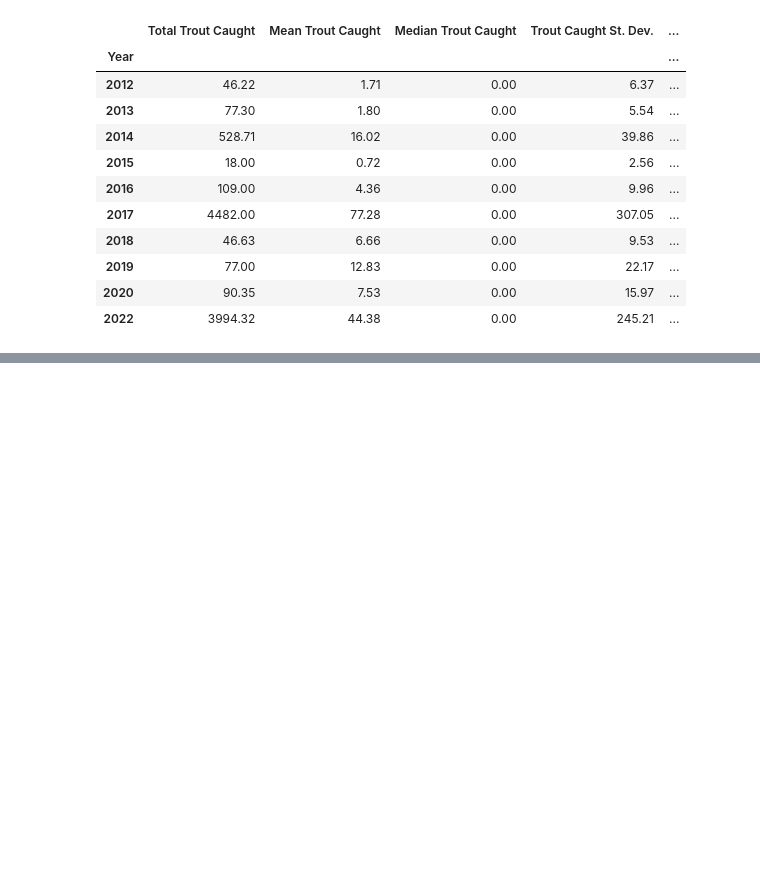
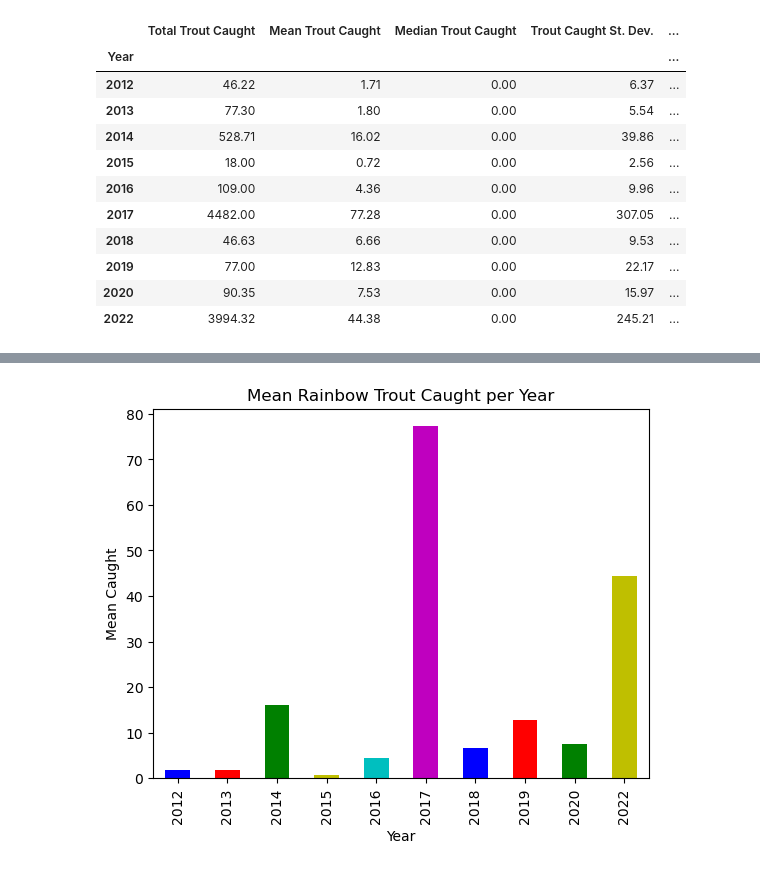
Before and after one commit to jules-krohn/Project1_Group7, a Jupyter notebook: FishingDataCode 1.ipynb, the cells around one changed output, grey strips where cells are left out. Cells and saved outputs as stored; diff of their text form; code cells hidden in the pictures; blank space fills up the shorter version.

```diff
--- a/FishingDataCode 1.ipynb
+++ b/FishingDataCode 1.ipynb
@@ -144,0 +179,11 @@ rain_chip_df
+# %%
+
+plt.xlabel('Year')
+plt.ylabel('Mean Caught')
+plt.title('Mean Rainbow Trout Caught per Year')
+plt.xticks(rotation=45)
+my_colors = list(islice(cycle(['b', 'r', 'g', 'y', 'c', 'm']), None, len(rainchipm)))
+rainchipm.plot.bar(color = my_colors)
+plt.show()
+# %% [output]
+[figure, added]
```
Also changed, not shown: parts of 4 cells of this notebook.
